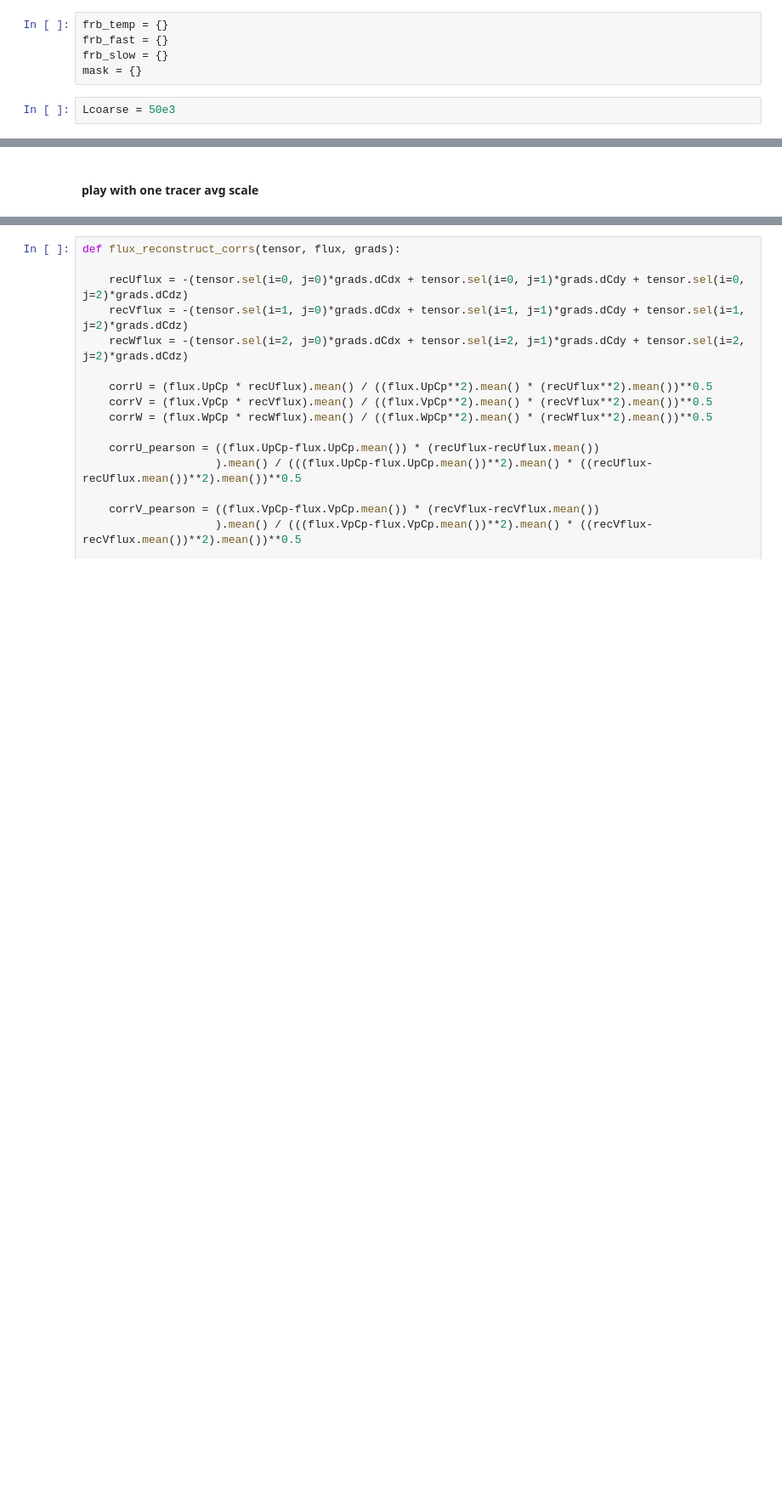
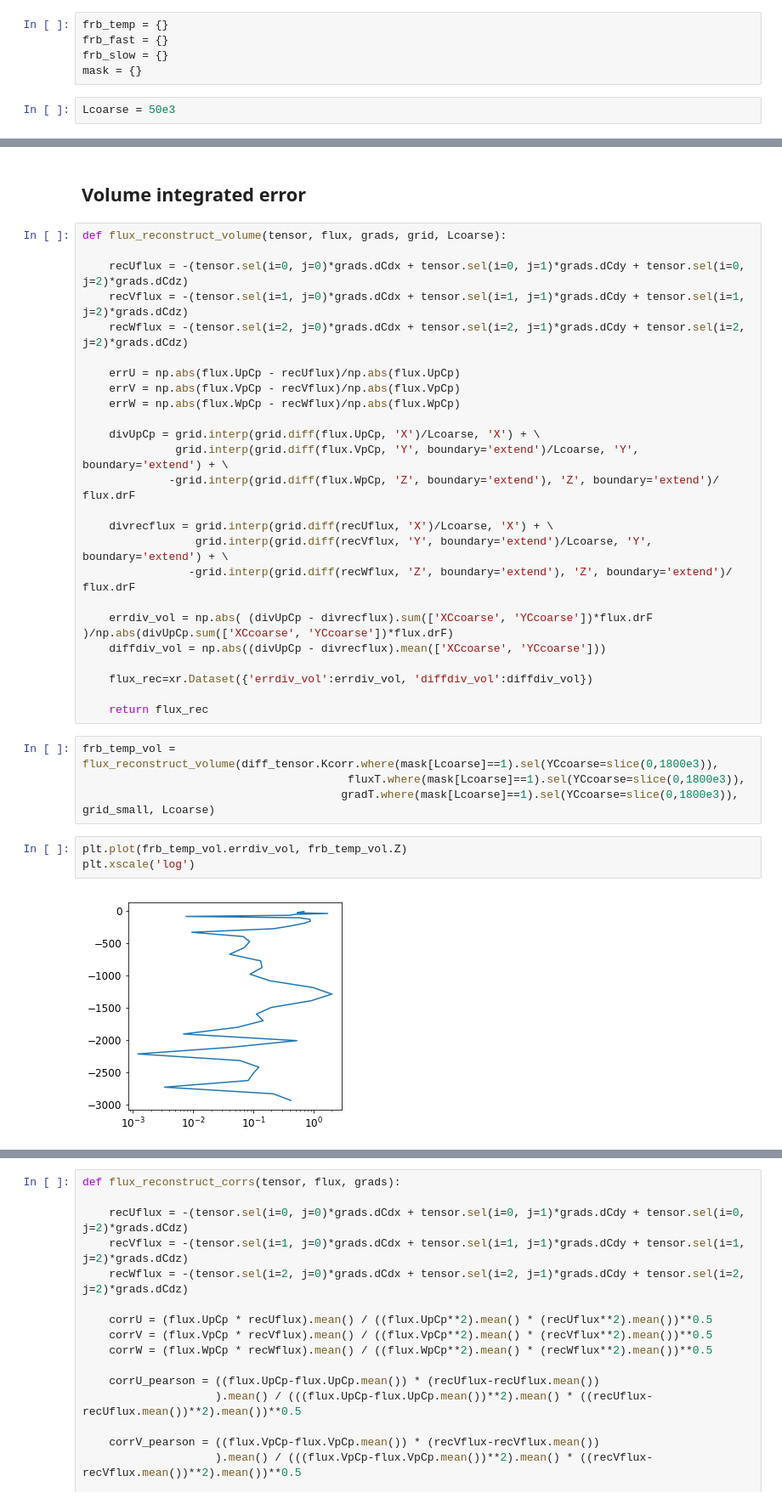
Before and after one commit to ocean-transport/3D_tracer_inversion, a Jupyter notebook: Channel_sponge/Error_correlations.ipynb, the cells around one changed output, grey strips where cells are left out. Shown at 85% size. Drawn from its saved outputs; the diff is of its cells as text; blank space fills up the shorter version.

```diff
--- a/Channel_sponge/Error_correlations.ipynb
+++ b/Channel_sponge/Error_correlations.ipynb
@@ -218,2 +221,36 @@ plt.xlim([0,24])
-# %% [markdown]
-#### play with one tracer avg scale
+# %% [markdown]
+## Volume integrated error
+# %%
+def flux_reconstruct_volume(tensor, flux, grads, grid, Lcoarse):
+
+    recUflux = -(tensor.sel(i=0, j=0)*grads.dCdx + tensor.sel(i=0, j=1)*grads.dCdy + tensor.sel(i=0, j=2)*grads.dCdz)
+    recVflux = -(tensor.sel(i=1, j=0)*grads.dCdx + tensor.sel(i=1, j=1)*grads.dCdy + tensor.sel(i=1, j=2)*grads.dCdz)
+    recWflux = -(tensor.sel(i=2, j=0)*grads.dCdx + tensor.sel(i=2, j=1)*grads.dCdy + tensor.sel(i=2, j=2)*grads.dCdz)
+
+    errU = np.abs(flux.UpCp - recUflux)/np.abs(flux.UpCp)
+    errV = np.abs(flux.VpCp - recVflux)/np.abs(flux.VpCp)
+    errW = np.abs(flux.WpCp - recWflux)/np.abs(flux.WpCp)
+
+    divUpCp = grid.interp(grid.diff(flux.UpCp, 'X')/Lcoarse, 'X') + \
+              grid.interp(grid.diff(flux.VpCp, 'Y', boundary='extend')/Lcoarse, 'Y', boundary='extend') + \
+             -grid.interp(grid.diff(flux.WpCp, 'Z', boundary='extend'), 'Z', boundary='extend')/ flux.drF
+
+    divrecflux = grid.interp(grid.diff(recUflux, 'X')/Lcoarse, 'X') + \
+                 grid.interp(grid.diff(recVflux, 'Y', boundary='extend')/Lcoarse, 'Y', boundary='extend') + \
+                -grid.interp(grid.diff(recWflux, 'Z', boundary='extend'), 'Z', boundary='extend')/ flux.drF
+
+    errdiv_vol = np.abs( (divUpCp - divrecflux).sum(['XCcoarse', 'YCcoarse'])*flux.drF )/np.abs(divUpCp.sum(['XCcoarse', 'YCcoarse'])*flux.drF)
+    diffdiv_vol = np.abs((divUpCp - divrecflux).mean(['XCcoarse', 'YCcoarse']))
+
+    flux_rec=xr.Dataset({'errdiv_vol':errdiv_vol, 'diffdiv_vol':diffdiv_vol})
+
+    return flux_rec
+# %%
+frb_temp_vol = flux_reconstruct_volume(diff_tensor.Kcorr.where(mask[Lcoarse]==1).sel(YCcoarse=slice(0,1800e3)),
+                                        fluxT.where(mask[Lcoarse]==1).sel(YCcoarse=slice(0,1800e3)),
+                                       gradT.where(mask[Lcoarse]==1).sel(YCcoarse=slice(0,1800e3)), grid_small, Lcoarse)
+# %%
+plt.plot(frb_temp_vol.errdiv_vol, frb_temp_vol.Z)
+plt.xscale('log')
+# %% [output]
+[figure, added]
```
Also changed, not shown: parts of 27 cells of this notebook.
